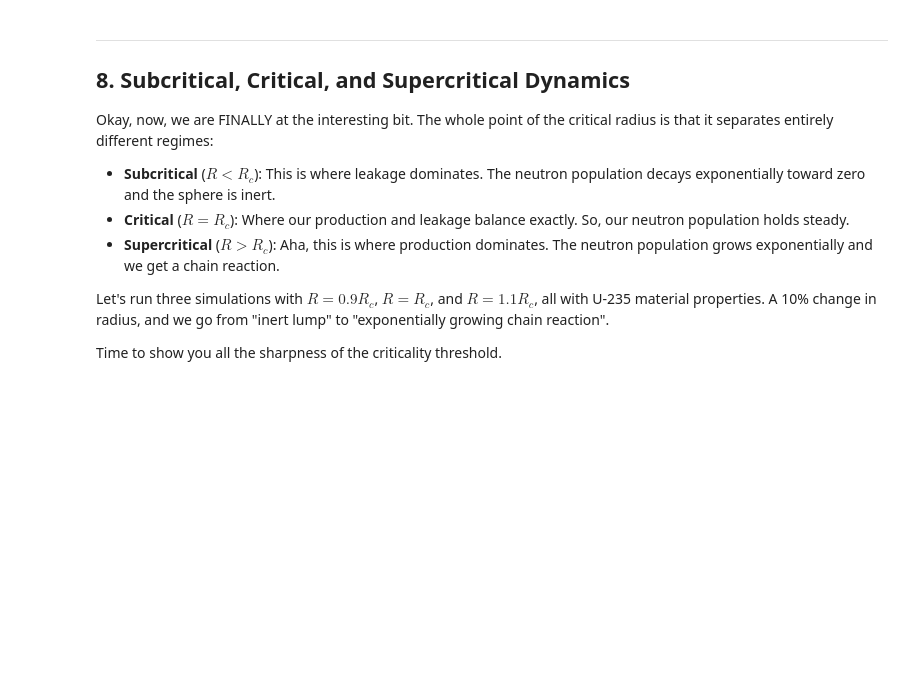
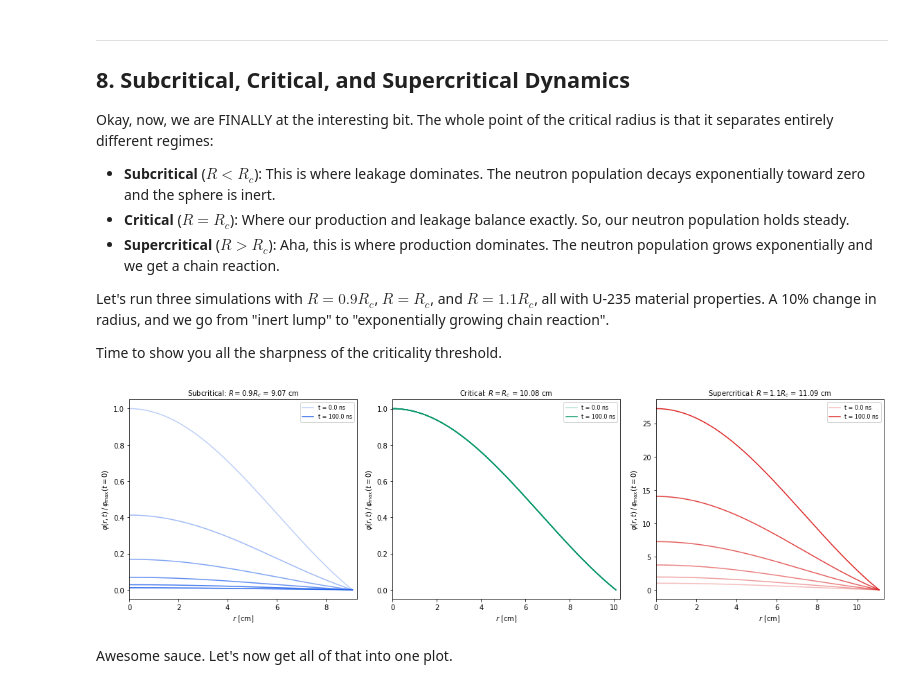
Before and after one commit to StemmedAxis06/M6023_notebook_23360932014, a Jupyter notebook: neutron_diffusion.ipynb, the cells around one changed output. Cells and saved outputs as stored; diff of their text form; code cells hidden in the pictures; blank space fills up the shorter version.

Commit message:
Three forms of criticality plot - Section 8

```diff
--- a/neutron_diffusion.ipynb
+++ b/neutron_diffusion.ipynb
@@ -1195,3 +1195,73 @@ Okay, now, we are FINALLY at the interesting bit. The whole point of the critica
 Let's run three simulations with $R = 0.9 R_c$, $R = R_c$, and $R = 1.1 R_c$, all with U-235 material properties. A 10% change in radius, and we go from "inert lump" to "exponentially growing chain reaction".
 
 Time to show you all the sharpness of the criticality threshold.
+# %%
+# We run three simulations: one below, one at, and one above the critical radius.
+# This is the whole point of the project: showing that a small change in R flips the system from "dying out" to "chain reaction".
+# Fun, fun, fun!
+
+# Set up our multipliers
+markipliers = [0.9, 1.0, 1.1]
+labels = [
+    f'Subcritical: $R = 0.9 R_c$ = {0.9 * R_c_U:.2f} cm',
+    f'Critical: $R = R_c$ = {R_c_U:.2f} cm',
+    f'Supercritical: $R = 1.1 R_c$ = {1.1 * R_c_U:.2f} cm'
+]
+colours = ['#2563eb', '#059669', '#dc2626']
+
+fig, axes = plt.subplots(1, 3, figsize=(16, 5))
+
+# Storage for total plot
+central_histories_innit = []
+time_histories_innit = []
+
+# Now, let's loop over all our three cases:
+for i, (mult, label, color) in enumerate(zip(markipliers, labels, colours)):
+
+    # Compute the actual radius for this case
+    R = mult * R_c_U
+
+    # Run the simulation with U-235 properties (see Section 5)
+    r, t, phi, u = just_like_the_simulations(
+        R=R, D=D_U, nu=nu_U, sigma_f=sigma_f_U, sigma_a=sigma_a_U,
+        v=v_n, N=200, t_end=1e-7, n_output=500
+    )
+
+    # Save our values
+    central_histories_innit.append(phi[:, 0] / phi[0, 0])
+    time_histories_innit.append(t)
+
+    # For the spatial plot, we shall take about 6 snapshots, all evenly spaced in time and then we'll overlay them to show how the fission profile evolves
+    # So, we get do a loop inside a loop
+    # Loop-ceptionnnnn
+    n_snapshots = 6
+    snapshot_indices = np.linspace(0, len(t) - 1, n_snapshots, dtype=int)
+
+    for j, idx in enumerate(snapshot_indices):
+        # Each snapshot will get progressively more opaque
+        # so the earliest is faint and the latest is bold
+        alpha = 0.3 + 0.7 * (j / (n_snapshots - 1))
+
+        # Then we grab the flux profile and normalise the snapshots
+        phi_snap = phi[idx, :]
+
+        if phi_snap.max() > 0:
+            phi_snap = phi_snap / phi[0, :].max()
+
+        # Make sure to only label the first and last snapshot to keep the legend clean.
+        # The alternative is quite ugly lol
+        axes[i].plot(r, phi_snap, color=color, alpha=alpha,
+                     label=f't = {t[idx]*1e9:.1f} ns' if j in [0, n_snapshots-1] else None)
+
+    axes[i].set_xlabel('$r$ [cm]')
+    axes[i].set_ylabel(r'$\varphi(r, t)\, /\, \varphi_{\max}(t=0)$')
+    axes[i].set_title(label, fontsize=10)
+    axes[i].legend(fontsize=8)
+    axes[i].set_xlim(0, R * 1.02)
+
+plt.tight_layout()
+plt.show()
+# %% [output]
+[figure, added]
+# %% [markdown]
+Awesome sauce. Let's now get all of that into one plot.
```
